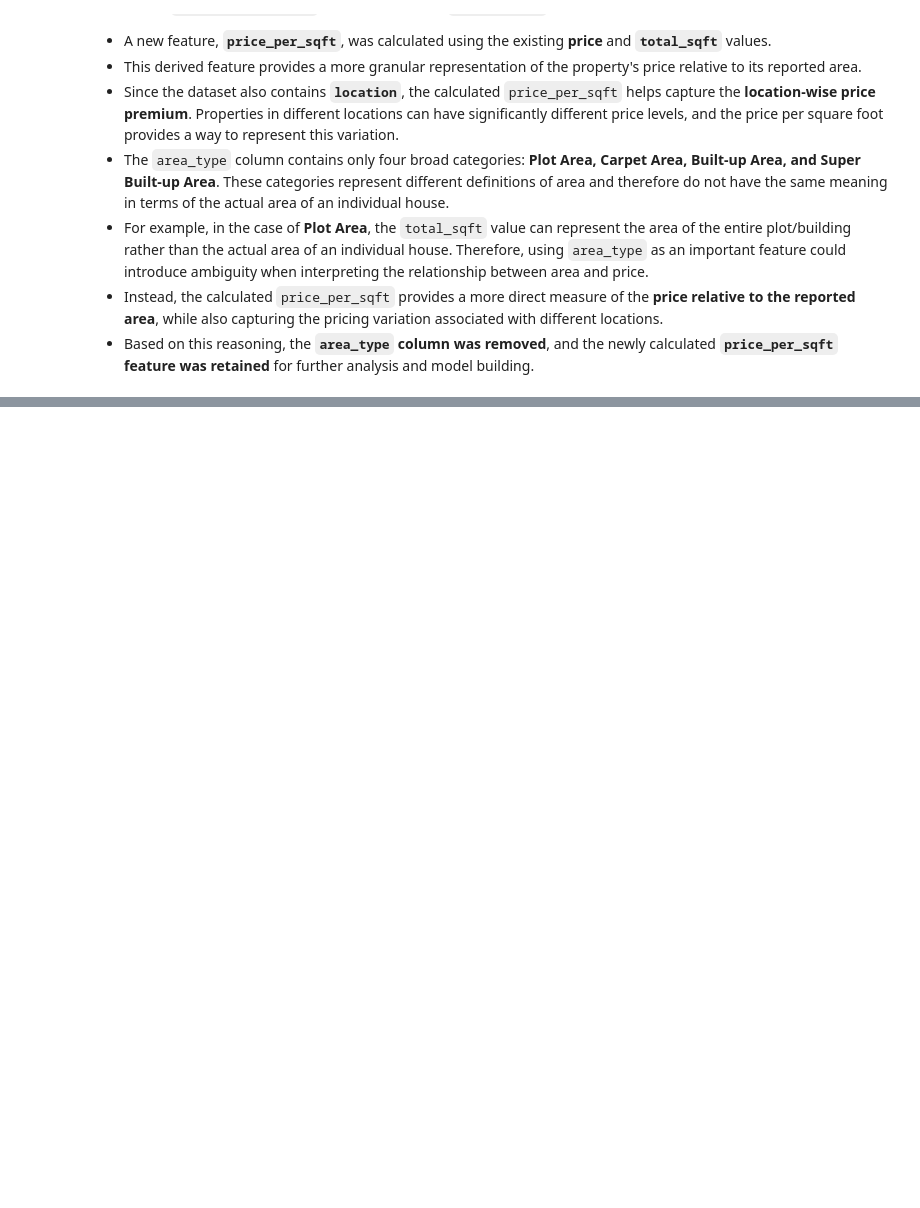
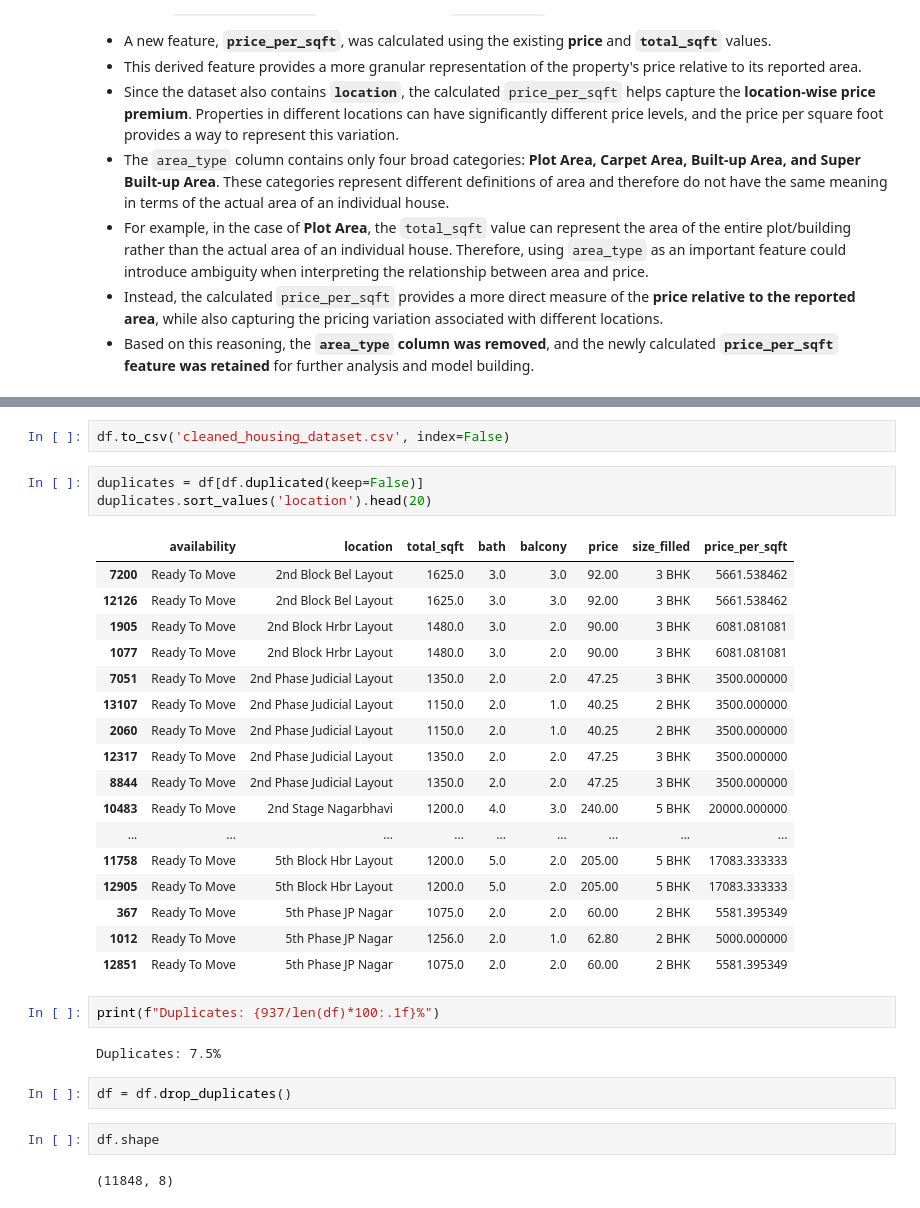
Before and after one commit to kulkarni-abhishek196/banglore-house-price-prediction, a Jupyter notebook: notebooks/house-prediction.ipynb, the cells around one changed output, grey strips where cells are left out. Saved outputs shown, nothing was run; the diff lists cells and outputs as text; blank space fills up the shorter version.

Commit message:
added more EDA with ydata-profiling and removed duplicates the same has been updated in READMD.md

```diff
--- a/notebooks/house-prediction.ipynb
+++ b/notebooks/house-prediction.ipynb
@@ -1065,0 +1087,33 @@ memory usage: 883.0 KB
+# %%
+df.to_csv('cleaned_housing_dataset.csv', index=False)
+# %%
+duplicates = df[df.duplicated(keep=False)]
+duplicates.sort_values('location').head(20)
+# %% [output]
+|  | availability | location | total_sqft | bath | balcony | price | size_filled | price_per_sqft |
+| 7200 | Ready To Move | 2nd Block Bel Layout | 1625.0 | 3.0 | 3.0 | 92.00 | 3 BHK | 5661.538462 |
+| 12126 | Ready To Move | 2nd Block Bel Layout | 1625.0 | 3.0 | 3.0 | 92.00 | 3 BHK | 5661.538462 |
+| 1905 | Ready To Move | 2nd Block Hrbr Layout | 1480.0 | 3.0 | 2.0 | 90.00 | 3 BHK | 6081.081081 |
+| 1077 | Ready To Move | 2nd Block Hrbr Layout | 1480.0 | 3.0 | 2.0 | 90.00 | 3 BHK | 6081.081081 |
+| 7051 | Ready To Move | 2nd Phase Judicial Layout | 1350.0 | 2.0 | 2.0 | 47.25 | 3 BHK | 3500.000000 |
+| 13107 | Ready To Move | 2nd Phase Judicial Layout | 1150.0 | 2.0 | 1.0 | 40.25 | 2 BHK | 3500.000000 |
+| 2060 | Ready To Move | 2nd Phase Judicial Layout | 1150.0 | 2.0 | 1.0 | 40.25 | 2 BHK | 3500.000000 |
+| 12317 | Ready To Move | 2nd Phase Judicial Layout | 1350.0 | 2.0 | 2.0 | 47.25 | 3 BHK | 3500.000000 |
+| 8844 | Ready To Move | 2nd Phase Judicial Layout | 1350.0 | 2.0 | 2.0 | 47.25 | 3 BHK | 3500.000000 |
+| 10483 | Ready To Move | 2nd Stage Nagarbhavi | 1200.0 | 4.0 | 3.0 | 240.00 | 5 BHK | 20000.000000 |
+| ... | ... | ... | ... | ... | ... | ... | ... | ... |
+| 11758 | Ready To Move | 5th Block Hbr Layout | 1200.0 | 5.0 | 2.0 | 205.00 | 5 BHK | 17083.333333 |
+| 12905 | Ready To Move | 5th Block Hbr Layout | 1200.0 | 5.0 | 2.0 | 205.00 | 5 BHK | 17083.333333 |
+| 367 | Ready To Move | 5th Phase JP Nagar | 1075.0 | 2.0 | 2.0 | 60.00 | 2 BHK | 5581.395349 |
+| 1012 | Ready To Move | 5th Phase JP Nagar | 1256.0 | 2.0 | 1.0 | 62.80 | 2 BHK | 5000.000000 |
+| 12851 | Ready To Move | 5th Phase JP Nagar | 1075.0 | 2.0 | 2.0 | 60.00 | 2 BHK | 5581.395349 |
+# %%
+print(f"Duplicates: {937/len(df)*100:.1f}%")
+# %% [output]
+Duplicates: 7.5%
+# %%
+df = df.drop_duplicates()
+# %%
+df.shape
+# %% [output]
+(11848, 8)
```
Also changed, not shown: parts of 43 cells of this notebook, 2 other files.
